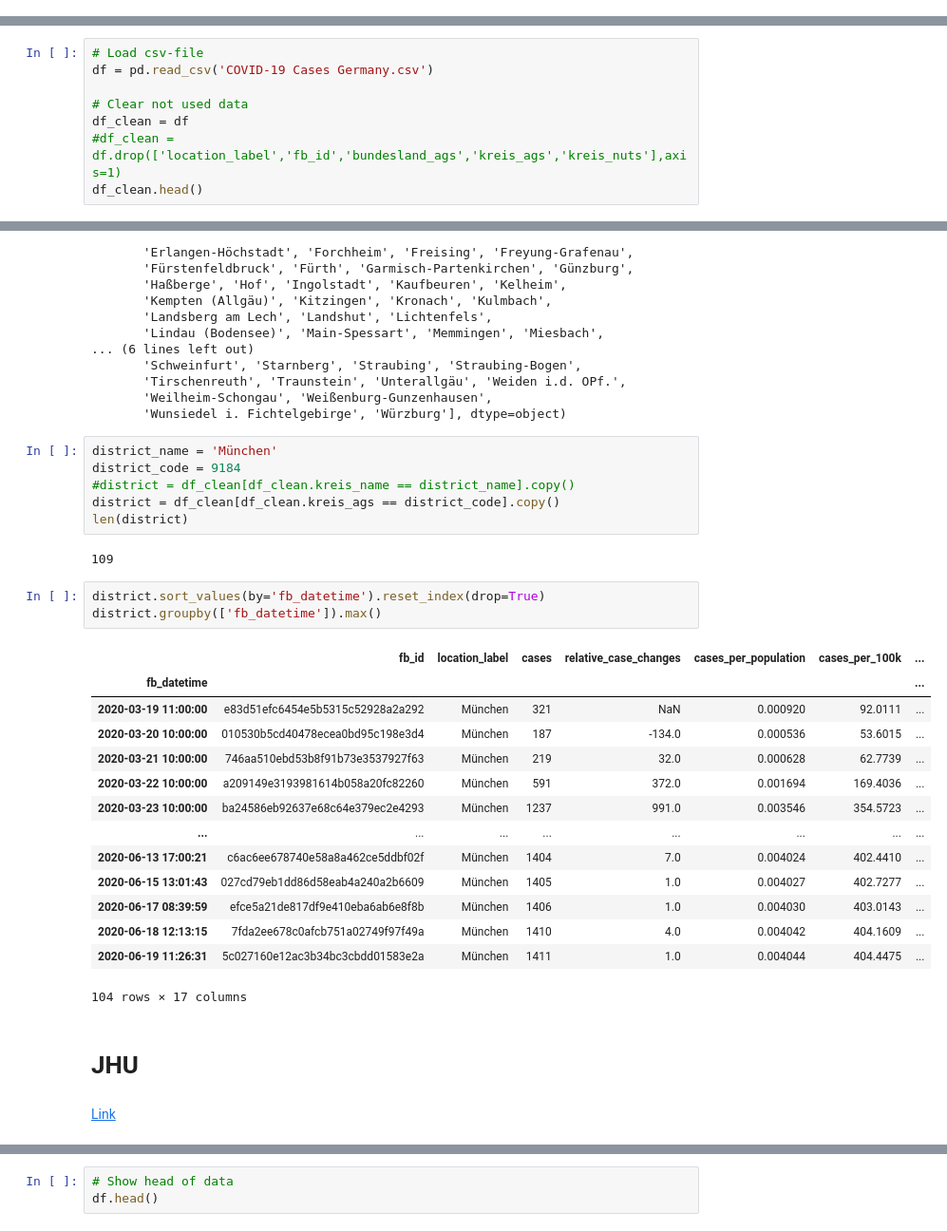
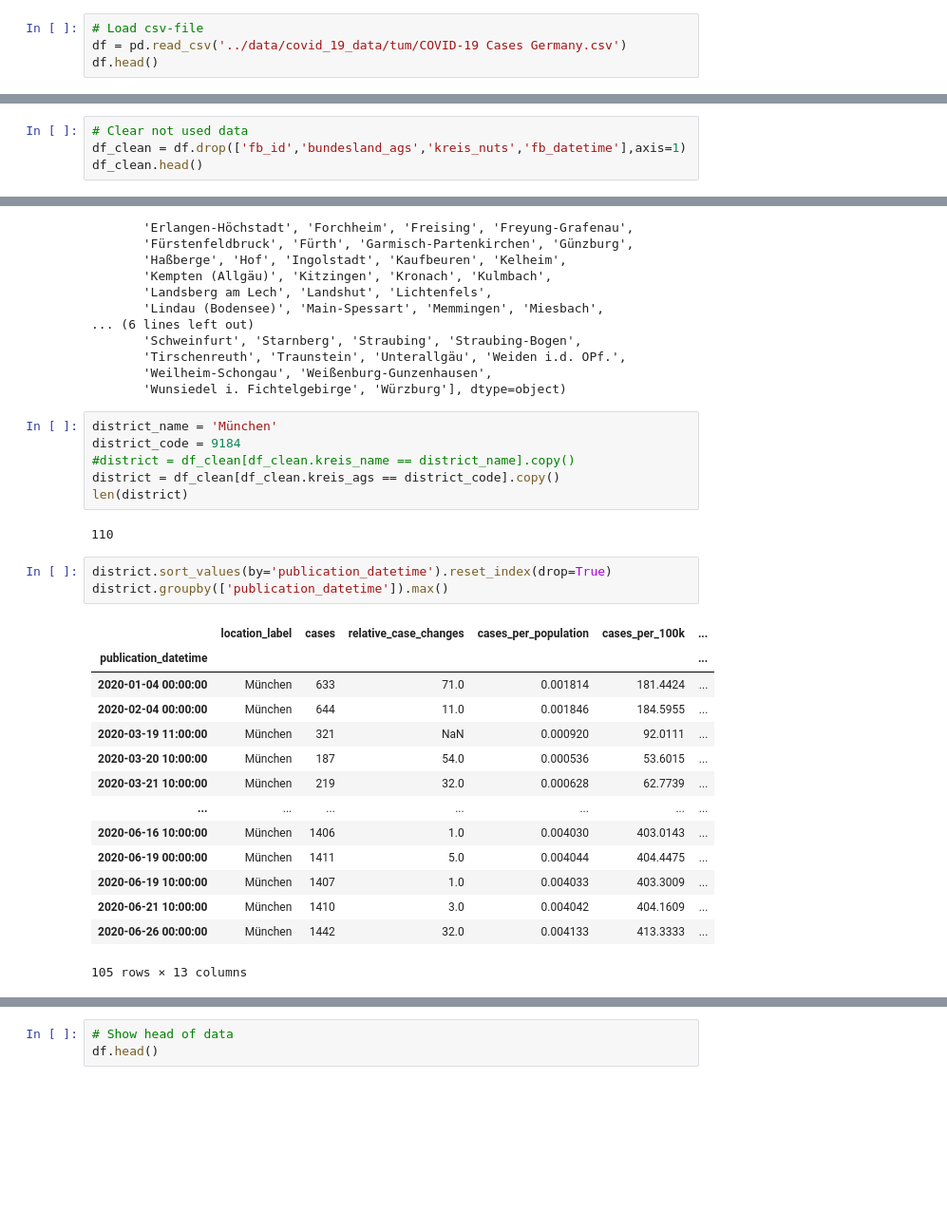
Before and after one commit to Yaccoub/Co-Tour, a Jupyter notebook: notebooks/COVID19_Explorative_Analysis.ipynb, the cells around one changed output, grey strips where cells are left out. Shown at 95% size. Cells and saved outputs as stored; diff of their text form; blank space fills up the shorter version.

Commit message:
Completed the notebooks for data analysis of corona and munich visitors

```diff
--- a/notebooks/COVID19_Explorative_Analysis.ipynb
+++ b/notebooks/COVID19_Explorative_Analysis.ipynb
@@ -438 +463,5 @@ with open('COVID-19 Cases Germany.csv','wb') as file:
     file.write(response.text.encode('utf8'))
+# %%
+# Load csv-file
+df = pd.read_csv('../data/covid_19_data/tum/COVID-19 Cases Germany.csv')
+df.head()
@@ -439,9 +475,5 @@ with open('COVID-19 Cases Germany.csv','wb') as file:
 # %%
-# Load csv-file
-df = pd.read_csv('COVID-19 Cases Germany.csv')
-
 # Clear not used data
-df_clean = df
-#df_clean = df.drop(['location_label','fb_id','bundesland_ags','kreis_ags','kreis_nuts'],axis=1)
+df_clean = df.drop(['fb_id','bundesland_ags','kreis_nuts','fb_datetime'],axis=1)
 df_clean.head()
 # %% [output]
@@ -545,26 +580,22 @@ district_code = 9184
 district = df_clean[df_clean.kreis_ags == district_code].copy()
 len(district)
 # %% [output]
-109
+110
 # %%
-district.sort_values(by='fb_datetime').reset_index(drop=True)
-district.groupby(['fb_datetime']).max()
+district.sort_values(by='publication_datetime').reset_index(drop=True)
+district.groupby(['publication_datetime']).max()
 # %% [output]
-|  | fb_id | location_label | cases | relative_case_changes | cases_per_population | cases_per_100k | ... |
-| fb_datetime |  |  |  |  |  |  | ... |
-| 2020-03-19 11:00:00 | e83d51efc6454e5b5315c52928a2a292 | München | 321 | NaN | 0.000920 | 92.0111 | ... |
-| 2020-03-20 10:00:00 | 010530b5cd40478ecea0bd95c198e3d4 | München | 187 | -134.0 | 0.000536 | 53.6015 | ... |
-| 2020-03-21 10:00:00 | 746aa510ebd53b8f91b73e3537927f63 | München | 219 | 32.0 | 0.000628 | 62.7739 | ... |
-| 2020-03-22 10:00:00 | a209149e3193981614b058a20fc82260 | München | 591 | 372.0 | 0.001694 | 169.4036 | ... |
-| 2020-03-23 10:00:00 | ba24586eb92637e68c64e379ec2e4293 | München | 1237 | 991.0 | 0.003546 | 354.5723 | ... |
-| ... | ... | ... | ... | ... | ... | ... | ... |
-| 2020-06-13 17:00:21 | c6ac6ee678740e58a8a462ce5ddbf02f | München | 1404 | 7.0 | 0.004024 | 402.4410 | ... |
-| 2020-06-15 13:01:43 | 027cd79eb1dd86d58eab4a240a2b6609 | München | 1405 | 1.0 | 0.004027 | 402.7277 | ... |
-| 2020-06-17 08:39:59 | efce5a21de817df9e410eba6ab6e8f8b | München | 1406 | 1.0 | 0.004030 | 403.0143 | ... |
-| 2020-06-18 12:13:15 | 7fda2ee678c0afcb751a02749f97f49a | München | 1410 | 4.0 | 0.004042 | 404.1609 | ... |
-| 2020-06-19 11:26:31 | 5c027160e12ac3b34bc3cbdd01583e2a | München | 1411 | 1.0 | 0.004044 | 404.4475 | ... |
+|  | location_label | cases | relative_case_changes | cases_per_population | cases_per_100k | ... |
+| publication_datetime |  |  |  |  |  | ... |
+| 2020-01-04 00:00:00 | München | 633 | 71.0 | 0.001814 | 181.4424 | ... |
+| 2020-02-04 00:00:00 | München | 644 | 11.0 | 0.001846 | 184.5955 | ... |
+| 2020-03-19 11:00:00 | München | 321 | NaN | 0.000920 | 92.0111 | ... |
+| 2020-03-20 10:00:00 | München | 187 | 54.0 | 0.000536 | 53.6015 | ... |
+| 2020-03-21 10:00:00 | München | 219 | 32.0 | 0.000628 | 62.7739 | ... |
+| ... | ... | ... | ... | ... | ... | ... |
+| 2020-06-16 10:00:00 | München | 1406 | 1.0 | 0.004030 | 403.0143 | ... |
+| 2020-06-19 00:00:00 | München | 1411 | 5.0 | 0.004044 | 404.4475 | ... |
+| 2020-06-19 10:00:00 | München | 1407 | 1.0 | 0.004033 | 403.3009 | ... |
+| 2020-06-21 10:00:00 | München | 1410 | 3.0 | 0.004042 | 404.1609 | ... |
+| 2020-06-26 00:00:00 | München | 1442 | 32.0 | 0.004133 | 413.3333 | ... |
-104 rows × 17 columns
+105 rows × 13 columns
-# %% [markdown]
-# JHU
-# %% [markdown]
-[Link](https://datahub.io/core/covid-19)
```
Also changed, not shown: parts of 113 cells of this notebook, 17 other files.
